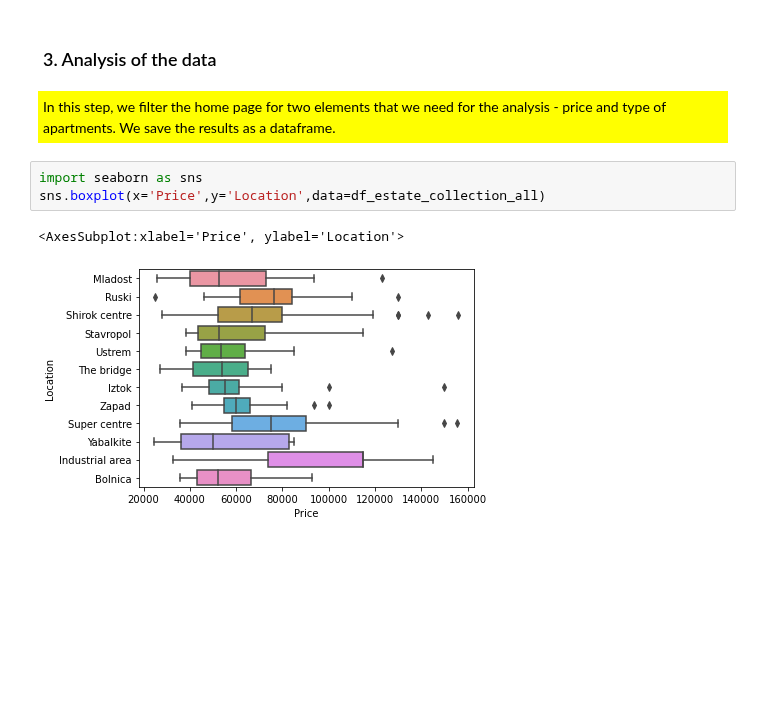
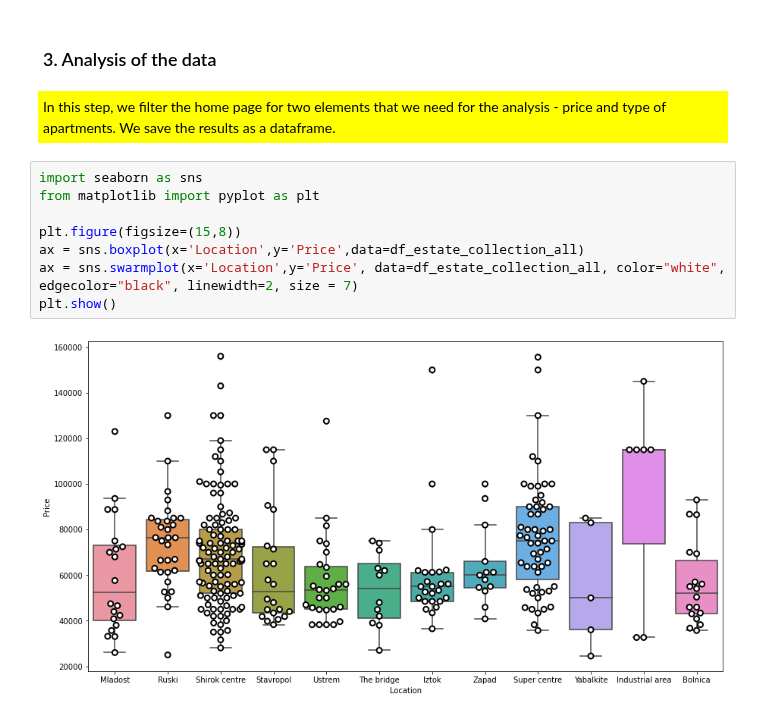
Before and after one commit to StefanRaychev/Web-scraping-and-data-analysis-of-estate-market, a Jupyter notebook: Scraping.ipynb, the cells around one changed output. Saved outputs shown, nothing was run; the diff lists cells and outputs as text; blank space fills up the shorter version.

```diff
--- a/Scraping.ipynb
+++ b/Scraping.ipynb
@@ -336,7 +336,11 @@ df_estate_collection_all
 <p style="color:black; background-color:yellow; padding:5px">In this step, we filter the home page for two elements that we need for the analysis - price and type of apartments. We save the results as a dataframe.</p>
 # %%
 import seaborn as sns
-sns.boxplot(x='Price',y='Location',data=df_estate_collection_all)
+from matplotlib import pyplot as plt
+
+plt.figure(figsize=(15,8))
+ax = sns.boxplot(x='Location',y='Price',data=df_estate_collection_all)
+ax = sns.swarmplot(x='Location',y='Price', data=df_estate_collection_all, color="white", edgecolor="black", linewidth=2, size = 7)
+plt.show()
 # %% [output]
-<AxesSubplot:xlabel='Price', ylabel='Location'>
-[figure, old version]
+[figure, new version]
```
Also changed, not shown: parts of 3 cells of this notebook.
